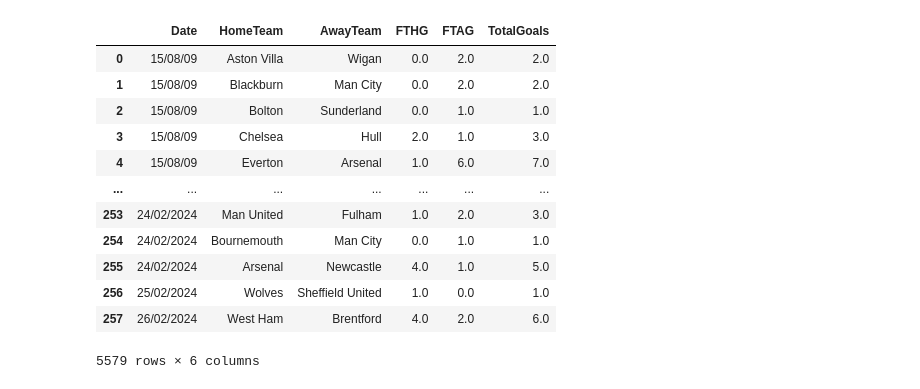
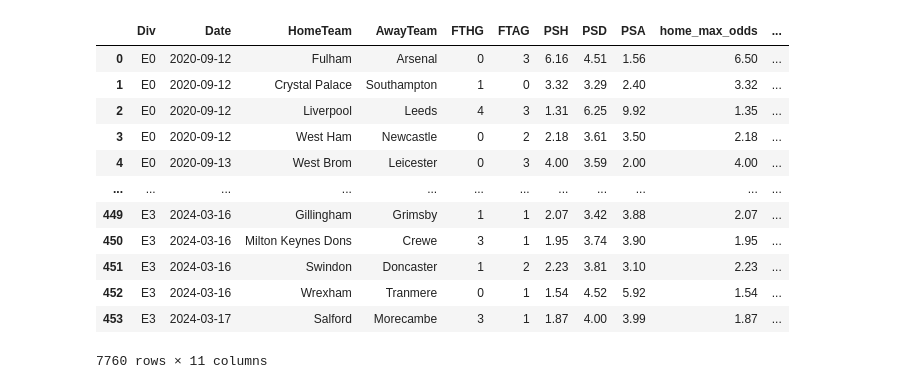
Before and after one commit to MLGonzo/football_stats, a Jupyter notebook: football_poisson.ipynb, the cells around one changed output. Saved outputs shown, nothing was run; the diff lists cells and outputs as text; code cells hidden in the pictures.

```diff
--- a/football_poisson.ipynb
+++ b/football_poisson.ipynb
@@ -1,52 +1,38 @@
 # %%
 import pandas as pd
 import numpy as np
 import matplotlib.pyplot as plt
-import seaborn as sns
 from scipy.stats import poisson, chisquare
+import bettools
 
 pd.set_option('display.max_columns', None)
 pd.set_option('display.width', None)
 pd.options.mode.chained_assignment = None
 
-def generate_seasons(start_year, end_year):
-    seasons = []
-    for year in range(start_year, end_year):
-        start = str(year)[-2:]
-        end = str(year + 1)[-2:]
-        seasons.append(start + end)
-    return seasons
+season_list = bettools.generate_seasons(2020,2024)
 
-seasons = generate_seasons(2005, 2024)
+league_list = ['E0','E1','E2','E3']
 
-df_ls = []
+main_df = pd.concat(bettools.get_data(season_list, league_list))
 
-for season in seasons:
-    df = pd.read_csv(f'https://www.football-data.co.uk/mmz4281/{season}/E0.csv')
-    try:
-        df["Date"] = pd.to_datetime(df["Date"],format="%d/%m/%y")
-    except ValueError:
-        df["Date"] = pd.to_datetime(df["Date"],format="%d/%m/%Y")
-    df_ls.append(df)
-
-main_df = pd.concat(df_ls)
+main_df
+# %% [output]
+|  | Div | Date | HomeTeam | AwayTeam | FTHG | FTAG | PSH | PSD | PSA | home_max_odds | ... |
+| 0 | E0 | 2020-09-12 | Fulham | Arsenal | 0 | 3 | 6.16 | 4.51 | 1.56 | 6.50 | ... |
+| 1 | E0 | 2020-09-12 | Crystal Palace | Southampton | 1 | 0 | 3.32 | 3.29 | 2.40 | 3.32 | ... |
+| 2 | E0 | 2020-09-12 | Liverpool | Leeds | 4 | 3 | 1.31 | 6.25 | 9.92 | 1.35 | ... |
+| 3 | E0 | 2020-09-12 | West Ham | Newcastle | 0 | 2 | 2.18 | 3.61 | 3.50 | 2.18 | ... |
+| 4 | E0 | 2020-09-13 | West Brom | Leicester | 0 | 3 | 4.00 | 3.59 | 2.00 | 4.00 | ... |
+| ... | ... | ... | ... | ... | ... | ... | ... | ... | ... | ... | ... |
+| 449 | E3 | 2024-03-16 | Gillingham | Grimsby | 1 | 1 | 2.07 | 3.42 | 3.88 | 2.07 | ... |
+| 450 | E3 | 2024-03-16 | Milton Keynes Dons | Crewe | 3 | 1 | 1.95 | 3.74 | 3.90 | 1.95 | ... |
+| 451 | E3 | 2024-03-16 | Swindon | Doncaster | 1 | 2 | 2.23 | 3.81 | 3.10 | 2.23 | ... |
+| 452 | E3 | 2024-03-16 | Wrexham | Tranmere | 0 | 1 | 1.54 | 4.52 | 5.92 | 1.54 | ... |
+| 453 | E3 | 2024-03-17 | Salford | Morecambe | 3 | 1 | 1.87 | 4.00 | 3.99 | 1.87 | ... |
+7760 rows × 11 columns
 # %%
 main_df = main_df[['Date', 'HomeTeam', 'AwayTeam', 'FTHG', 'FTAG']]
 main_df['TotalGoals'] = main_df['FTHG'] + main_df['FTAG']
-# %% [output]
-|  | Date | HomeTeam | AwayTeam | FTHG | FTAG | TotalGoals |
-| 0 | 15/08/09 | Aston Villa | Wigan | 0.0 | 2.0 | 2.0 |
-| 1 | 15/08/09 | Blackburn | Man City | 0.0 | 2.0 | 2.0 |
-| 2 | 15/08/09 | Bolton | Sunderland | 0.0 | 1.0 | 1.0 |
-| 3 | 15/08/09 | Chelsea | Hull | 2.0 | 1.0 | 3.0 |
-| 4 | 15/08/09 | Everton | Arsenal | 1.0 | 6.0 | 7.0 |
-| ... | ... | ... | ... | ... | ... | ... |
-| 253 | 24/02/2024 | Man United | Fulham | 1.0 | 2.0 | 3.0 |
-| 254 | 24/02/2024 | Bournemouth | Man City | 0.0 | 1.0 | 1.0 |
-| 255 | 24/02/2024 | Arsenal | Newcastle | 4.0 | 1.0 | 5.0 |
-| 256 | 25/02/2024 | Wolves | Sheffield United | 1.0 | 0.0 | 1.0 |
-| 257 | 26/02/2024 | West Ham | Brentford | 4.0 | 2.0 | 6.0 |
-5579 rows × 6 columns
 # %%
 mean_goals = main_df['TotalGoals'].mean()
 max_goals = main_df['TotalGoals'].max()
```
Also changed, not shown: parts of 7 cells of this notebook, 1 other file.
